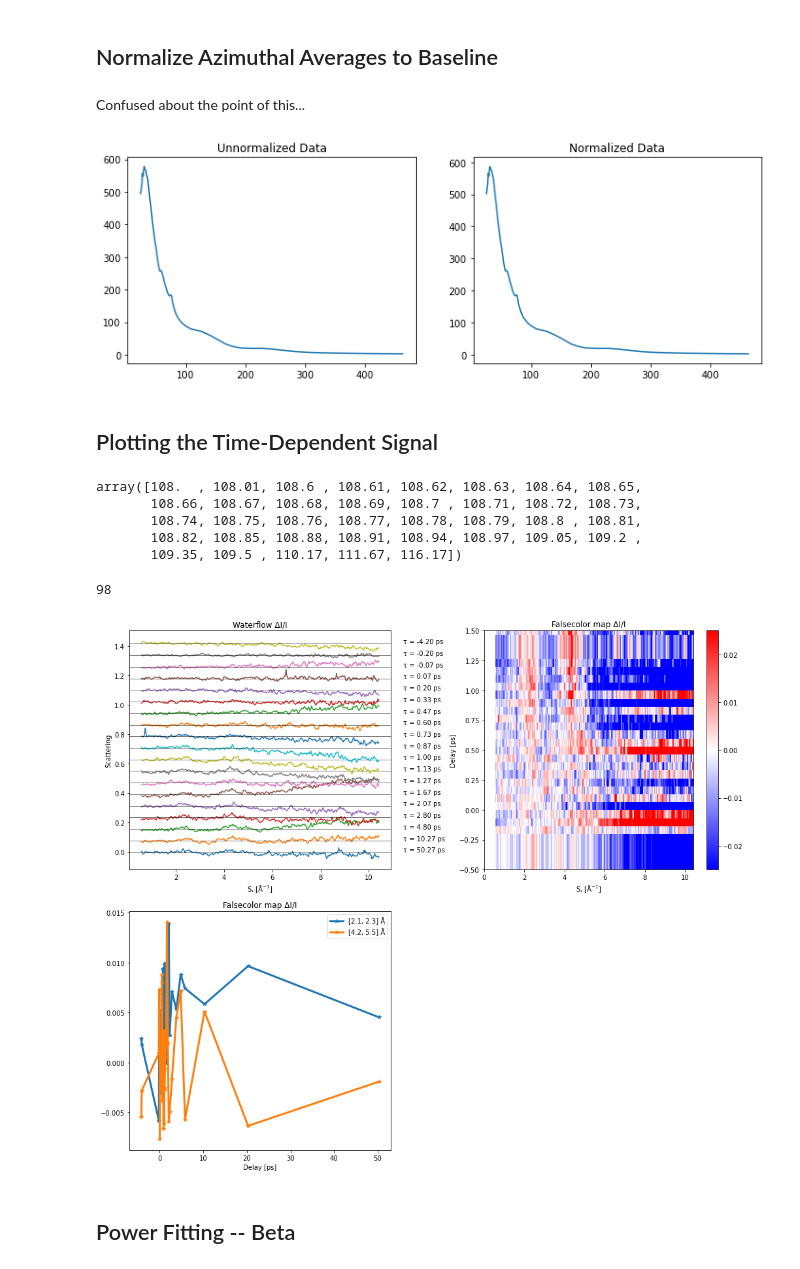
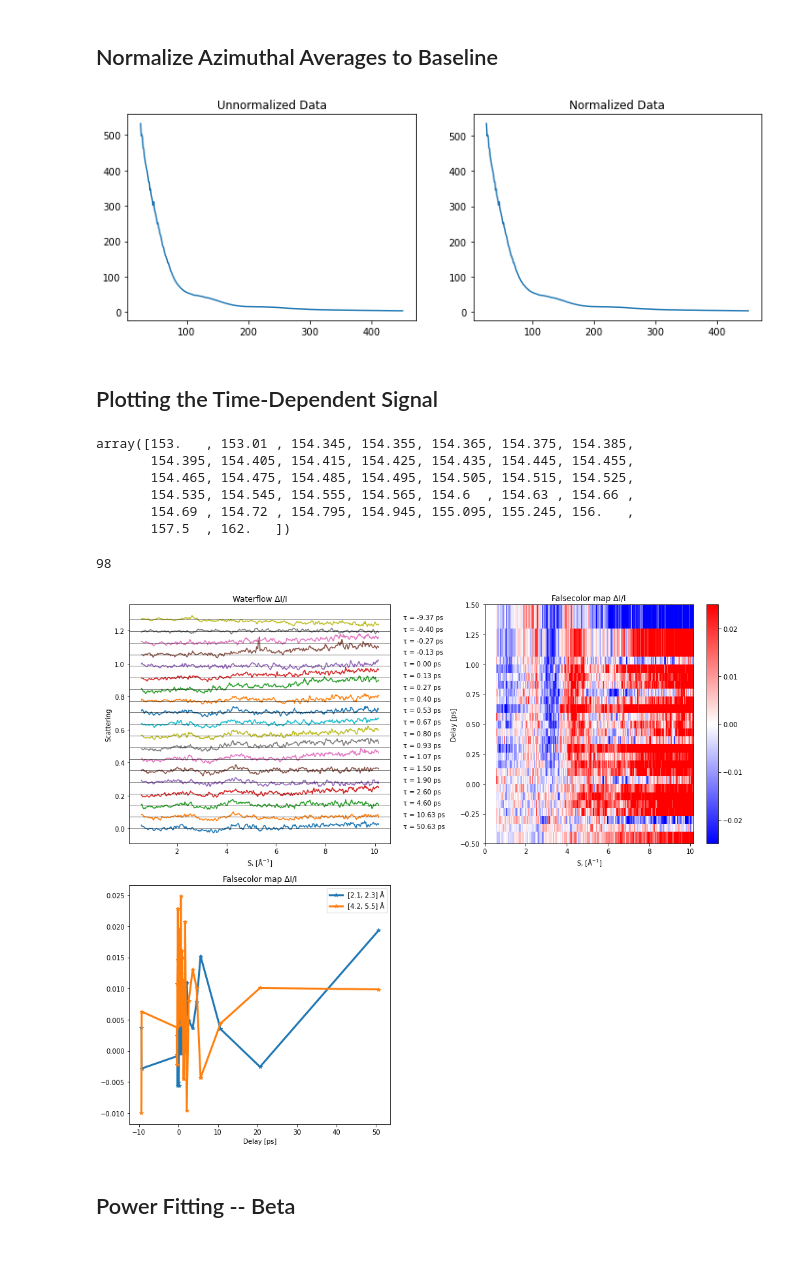
Before and after one commit to lheald2/gued, a Jupyter notebook: GUED_Analysis_LFH.ipynb, the cells around one changed output. Cells and saved outputs as stored; diff of their text form; code cells hidden in the pictures.

```diff
--- a/GUED_Analysis_LFH.ipynb
+++ b/GUED_Analysis_LFH.ipynb
@@ -802,8 +799,8 @@ def remove_radial_outliers(image):
 # %% [markdown]
 ### Defining path -- Uses * to make more accessible for reading in multiple scan files
 # %%
-dataPath = '/work/centurion/shared/UED_data/FY18_o-nitrophenol/20180823/Run/20180823_0320'
-#dataPath = '/work/centurion/shared/UED_data/FY18_o-nitrophenol/20180623/Run/20180623_2349'
+#dataPath = '/work/centurion/shared/UED_data/FY18_o-nitrophenol/20180823/Run/20180823_0320'
+dataPath = '/work/centurion/shared/UED_data/FY18_o-nitrophenol/20180623/Run/20180623_2349'
 runPath = "/*/*/ANDOR1_*.tif"
 
 
@@ -920,7 +917,7 @@ Background from experiment is causing negative values or 0 values.
 
 highvalue = 50000 # The highest value of pixel intensity from the histogram plot
 print('Load diffraction signal');
-test_data, stage_positions, file_numbers, counts = get_image_details(files[:1000])
+test_data, stage_positions, file_numbers, counts = get_image_details(files[2000:3000])
 counts_mean = np.mean(counts)        # Mean values of Total Counts of all images
 counts_std  = np.std(counts)         # the STD of all the tc for all the iamges
 uni_stage = np.unique(stage_positions)# Pump-probe stage position
@@ -1635,7 +1626,5 @@ max Q index is 464
 # %% [markdown]
 ## Normalize Azimuthal Averages to Baseline
-# %% [markdown]
-Confused about the point of this...
 # %%
 norm_data = normalize_to_baseline(azi_data)
 
@@ -1649,30 +1638,31 @@ plt.plot(norm_data[0])
 plt.title("Normalized Data")
 plt.show()
 # %% [output]
-[figure, old version]
+[figure, new version]
 # %% [markdown]
 ## Plotting the Time-Dependent Signal
 # %%
 uni_stage
 # %% [output]
-array([108.  , 108.01, 108.6 , 108.61, 108.62, 108.63, 108.64, 108.65,
-       108.66, 108.67, 108.68, 108.69, 108.7 , 108.71, 108.72, 108.73,
-       108.74, 108.75, 108.76, 108.77, 108.78, 108.79, 108.8 , 108.81,
-       108.82, 108.85, 108.88, 108.91, 108.94, 108.97, 109.05, 109.2 ,
-       109.35, 109.5 , 110.17, 111.67, 116.17])
+array([153.   , 153.01 , 154.345, 154.355, 154.365, 154.375, 154.385,
+       154.395, 154.405, 154.415, 154.425, 154.435, 154.445, 154.455,
+       154.465, 154.475, 154.485, 154.495, 154.505, 154.515, 154.525,
+       154.535, 154.545, 154.555, 154.565, 154.6  , 154.63 , 154.66 ,
+       154.69 , 154.72 , 154.795, 154.945, 155.095, 155.245, 156.   ,
+       157.5  , 162.   ])
 # %%
 # (3) Plot the figure: Plot the time-dependent signal
 angs = '\u00C5'; # angstrom sign
 s_cali = 0.0225 # S calibration in experiment
-#posi_0    = 154.4 # The reference T0
-posi_0 = 108.63
+posi_0    = 154.405 # The reference T0
+#posi_0 = 108.61
 s = np.arange(0,len(azi_data[0]))*s_cali # The Q axis
 realtime = (uni_stage-posi_0)/0.15  # Delay axis in ps
 
 if stage_len<5: # Make up the reference signals
     N_ref = 2
 else:
-    N_ref = 4
+    N_ref = 3
 norm_ref = np.nanmean(norm_data[:N_ref],axis=0);         # Reference signal before T0
 dI_I_norm = (norm_data-norm_ref)/norm_ref; # Calculate the percentage difference signal
 
@@ -1685,34 +1675,34 @@ for i in range(stage_len):
         plt.plot(s,dI_I_norm[stage_len-i-1] + np.nanmax(dI_I_norm)*(i)/3);
         plt.text(s[-1]+1,np.nanmax(dI_I_norm)*(i)/3, r'τ = {0:.2f} ps'.format(realtime[stage_len-i-1]))
         plt.axhline(y = np.nanmax(dI_I_norm)*(i)/3, color = 'k', linestyle = '-',linewidth=0.5);
 plt.xlabel(r'S, ['+angs+'$^{-1}$]');plt.ylabel('Scattering');plt.title('Waterflow ΔI/I');
 
 plt.subplot(2,2,2)
 plt.pcolor(s,realtime,dI_I_norm,cmap='bwr');
 plt.clim(vmin=-0.025, vmax=0.025);
 plt.colorbar()
 plt.ylim(-0.5, 1.5)
 plt.xlabel(r'S, ['+angs+'$^{-1}$]');plt.ylabel('Delay [ps]');plt.title('Falsecolor map ΔI/I')
 
 plt.subplot(2,2,3)
 RoI_1 = [2.1, 2.3];
 RoI_2 = [4.2, 5.5];
 print(round(RoI_1[0]/0.0215))
 Inte_1 = dI_I_norm[:,round(RoI_1[0]/s_cali):round(RoI_1[1]/s_cali)].mean(axis=1);
 Inte_2 = dI_I_norm[:,round(RoI_2[0]/s_cali):round(RoI_2[1]/s_cali)].mean(axis=1);
 plt.plot(realtime,Inte_1,'-*',linewidth=3,label=str(RoI_1)+' '+angs);
 plt.plot(realtime,Inte_2,'-*',linewidth=3,label=str(RoI_2)+' '+angs);
 plt.legend()
 plt.xlabel('Integrated Yield [arb.]');plt.xlabel('Delay [ps]');plt.title('Falsecolor map ΔI/I')
 
 plt.tight_layout()
 plt.show()
 
 # plt.tight_layout()
 # plt.show()
 # %% [output]
 98
-[figure, old version]
+[figure, new version]
 # %% [markdown]
 ## Power Fitting -- Beta
 # %%
```
Also changed, not shown: parts of 83 cells of this notebook, 5 other files.
